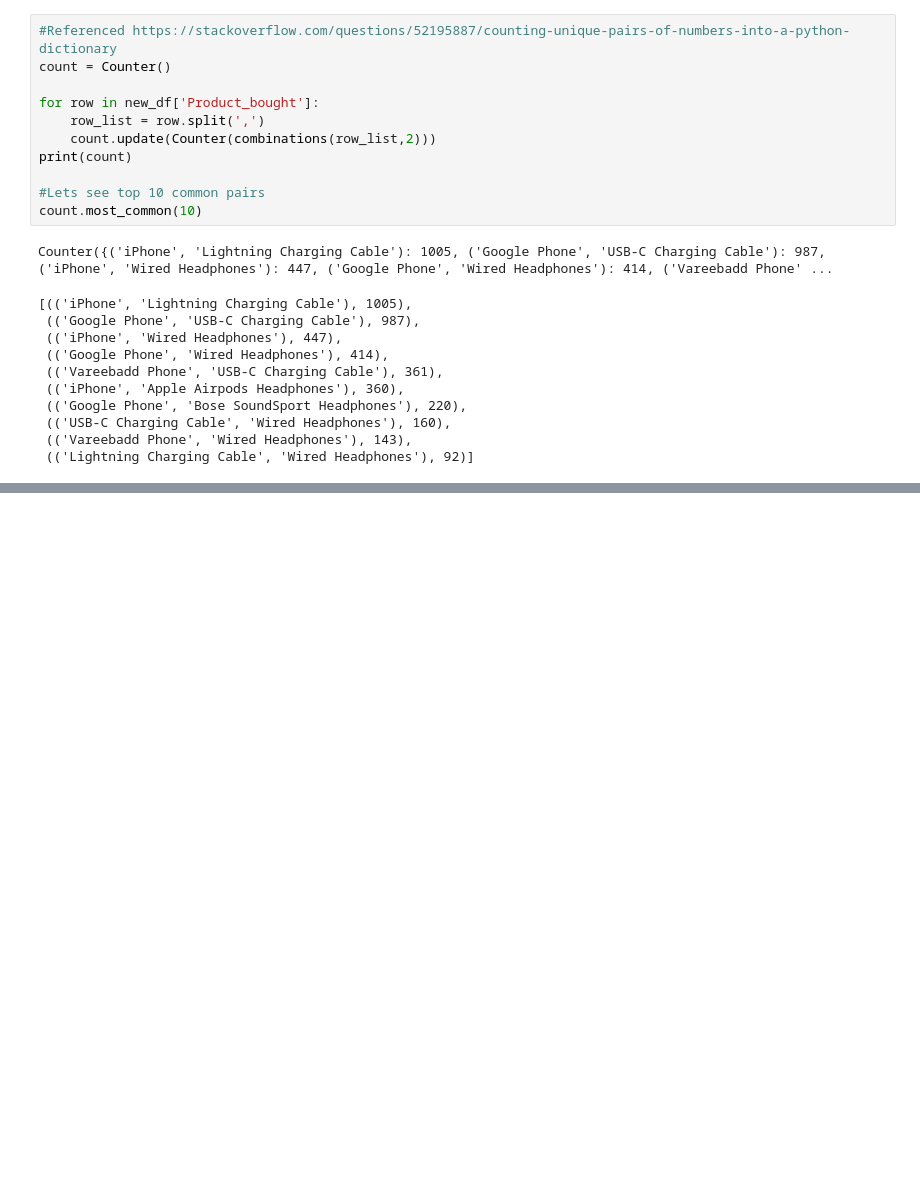
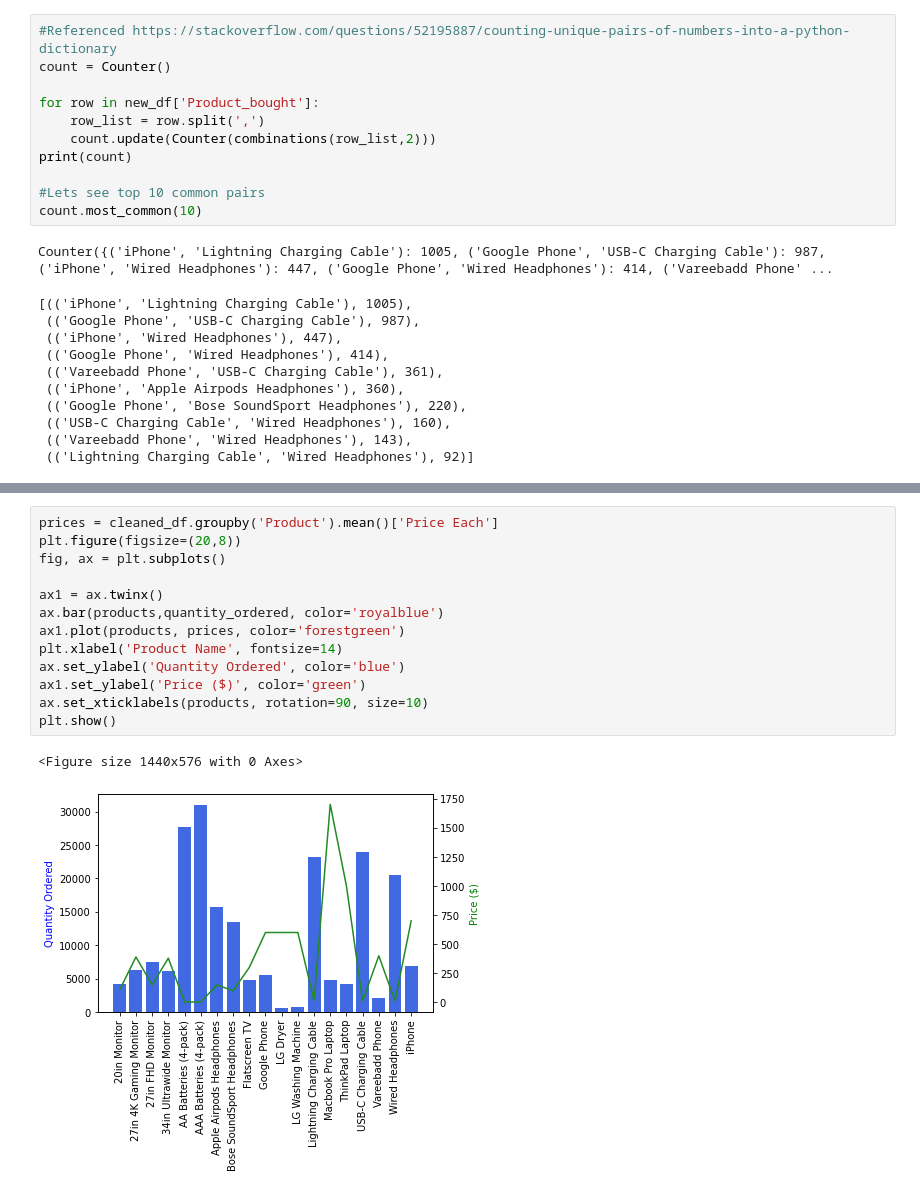
Before and after one commit to aclao89/Sales_Business, a Jupyter notebook: Sales Business .ipynb, the cells around one changed output, grey strips where cells are left out. Saved outputs shown, nothing was run; the diff lists cells and outputs as text; blank space fills up the shorter version.

```diff
--- a/Sales Business .ipynb
+++ b/Sales Business .ipynb
@@ -466,0 +484,16 @@ Counter({('iPhone', 'Lightning Charging Cable'): 1005, ('Google Phone', 'USB-C C
+# %%
+prices = cleaned_df.groupby('Product').mean()['Price Each']
+plt.figure(figsize=(20,8))
+fig, ax = plt.subplots()
+
+ax1 = ax.twinx()
+ax.bar(products,quantity_ordered, color='royalblue')
+ax1.plot(products, prices, color='forestgreen')
+plt.xlabel('Product Name', fontsize=14)
+ax.set_ylabel('Quantity Ordered', color='blue')
+ax1.set_ylabel('Price ($)', color='green')
+ax.set_xticklabels(products, rotation=90, size=10)
+plt.show()
+# %% [output]
+<Figure size 1440x576 with 0 Axes>
+[figure, added]
```
Also changed, not shown: parts of 2 cells of this notebook.
